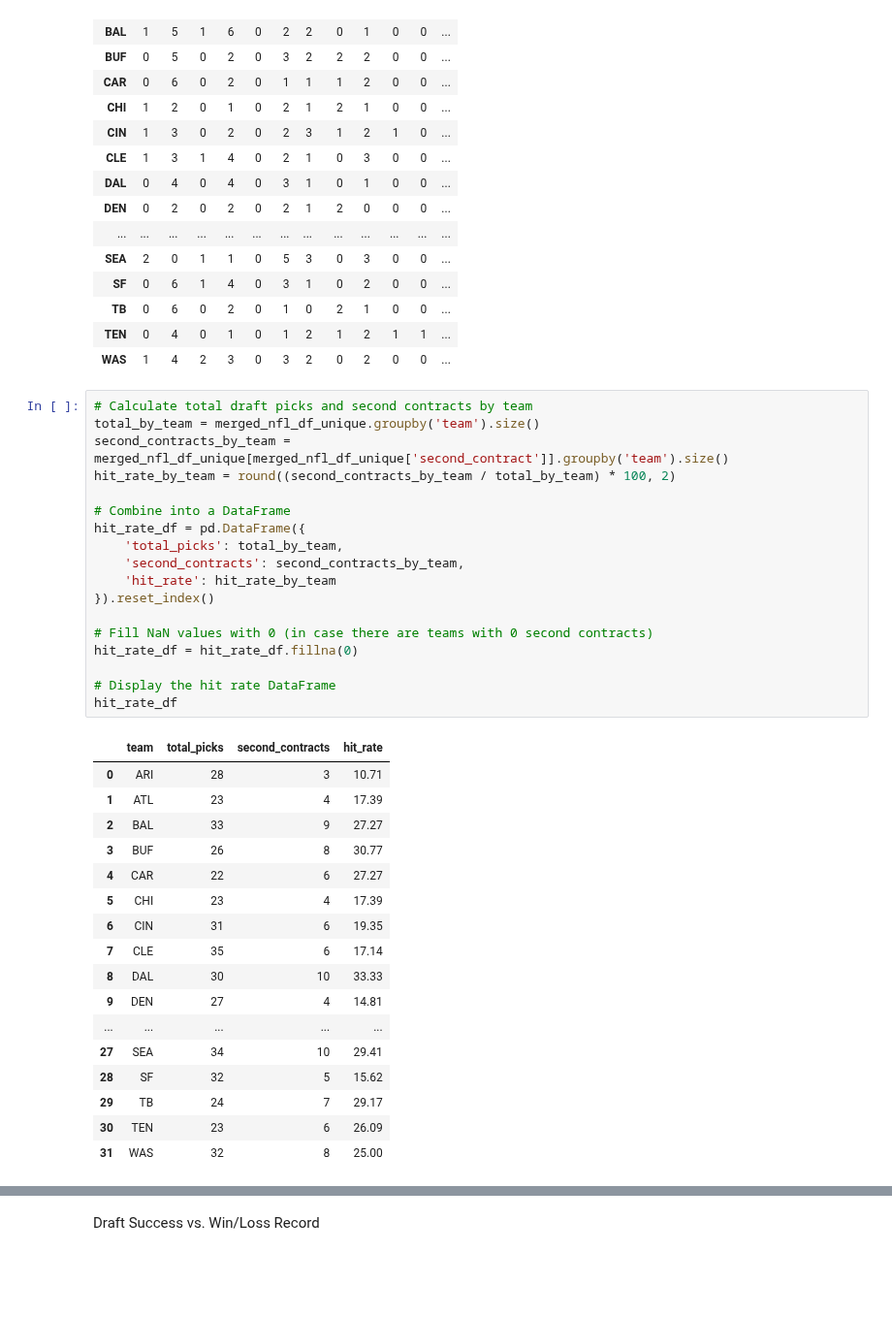
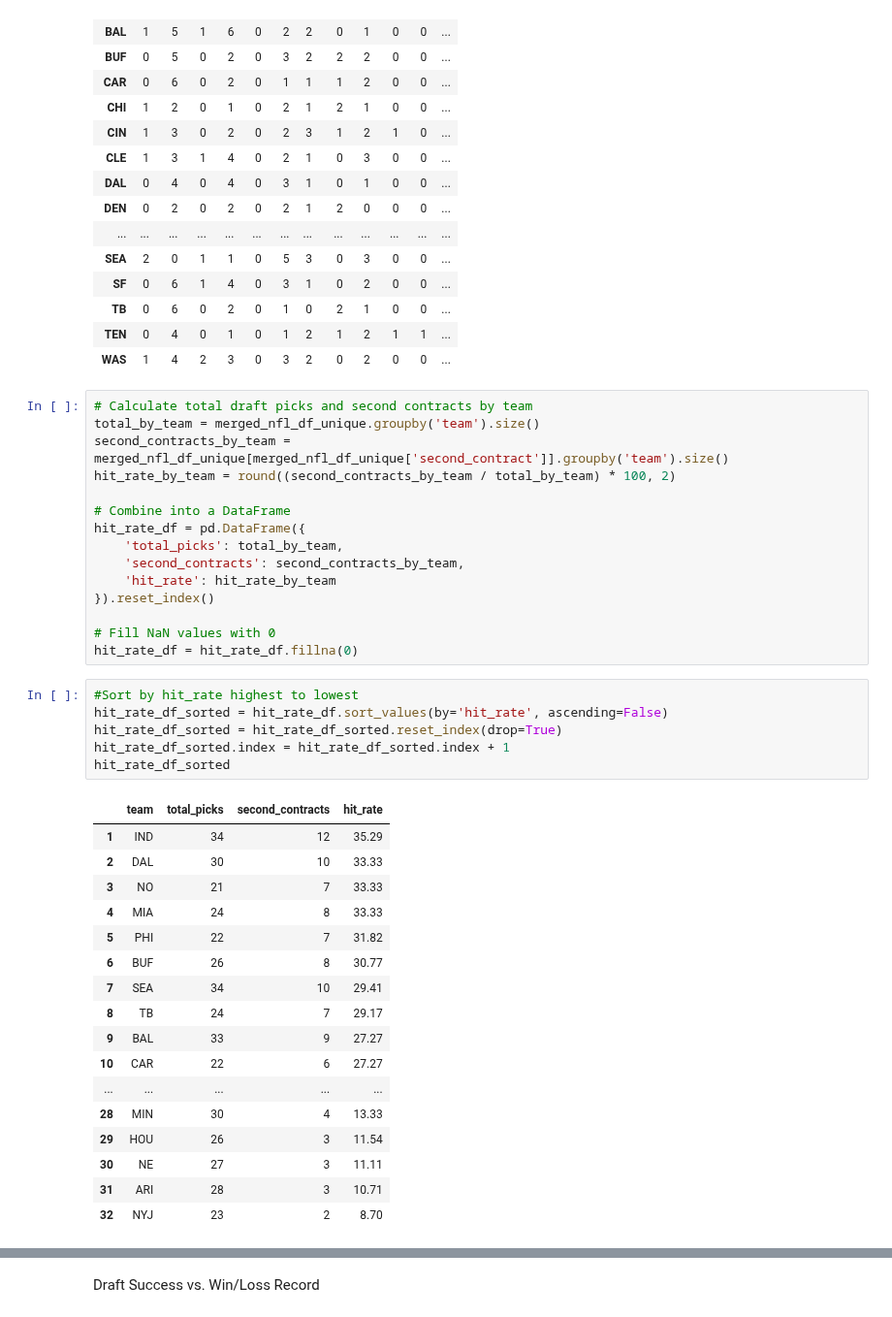
Before and after one commit to maslla100/NFL-Draft-Trends-, a Jupyter notebook: NFL_project_cleaned.ipynb, the cells around one changed output, grey strips where cells are left out. Shown at 97% size. Drawn from its saved outputs; the diff is of its cells as text; blank space fills up the shorter version.

```diff
--- a/NFL_project_cleaned.ipynb
+++ b/NFL_project_cleaned.ipynb
@@ -471,27 +471,30 @@ hit_rate_df = pd.DataFrame({
     'hit_rate': hit_rate_by_team
 }).reset_index()
 
-# Fill NaN values with 0 (in case there are teams with 0 second contracts)
+# Fill NaN values with 0
 hit_rate_df = hit_rate_df.fillna(0)
-
-# Display the hit rate DataFrame
-hit_rate_df
-# %% [output]
-|  | team | total_picks | second_contracts | hit_rate |
-| 0 | ARI | 28 | 3 | 10.71 |
-| 1 | ATL | 23 | 4 | 17.39 |
-| 2 | BAL | 33 | 9 | 27.27 |
-| 3 | BUF | 26 | 8 | 30.77 |
-| 4 | CAR | 22 | 6 | 27.27 |
-| 5 | CHI | 23 | 4 | 17.39 |
-| 6 | CIN | 31 | 6 | 19.35 |
-| 7 | CLE | 35 | 6 | 17.14 |
-| 8 | DAL | 30 | 10 | 33.33 |
-| 9 | DEN | 27 | 4 | 14.81 |
-| ... | ... | ... | ... | ... |
-| 27 | SEA | 34 | 10 | 29.41 |
-| 28 | SF | 32 | 5 | 15.62 |
-| 29 | TB | 24 | 7 | 29.17 |
-| 30 | TEN | 23 | 6 | 26.09 |
-| 31 | WAS | 32 | 8 | 25.00 |
+# %%
+#Sort by hit_rate highest to lowest
+hit_rate_df_sorted = hit_rate_df.sort_values(by='hit_rate', ascending=False)
+hit_rate_df_sorted = hit_rate_df_sorted.reset_index(drop=True)
+hit_rate_df_sorted.index = hit_rate_df_sorted.index + 1
+hit_rate_df_sorted
+# %% [output]
+|  | team | total_picks | second_contracts | hit_rate |
+| 1 | IND | 34 | 12 | 35.29 |
+| 2 | DAL | 30 | 10 | 33.33 |
+| 3 | NO | 21 | 7 | 33.33 |
+| 4 | MIA | 24 | 8 | 33.33 |
+| 5 | PHI | 22 | 7 | 31.82 |
+| 6 | BUF | 26 | 8 | 30.77 |
+| 7 | SEA | 34 | 10 | 29.41 |
+| 8 | TB | 24 | 7 | 29.17 |
+| 9 | BAL | 33 | 9 | 27.27 |
+| 10 | CAR | 22 | 6 | 27.27 |
+| ... | ... | ... | ... | ... |
+| 28 | MIN | 30 | 4 | 13.33 |
+| 29 | HOU | 26 | 3 | 11.54 |
+| 30 | NE | 27 | 3 | 11.11 |
+| 31 | ARI | 28 | 3 | 10.71 |
+| 32 | NYJ | 23 | 2 | 8.70 |
 # %%
```
Also changed, not shown: parts of 11 cells of this notebook, 11 other files.
